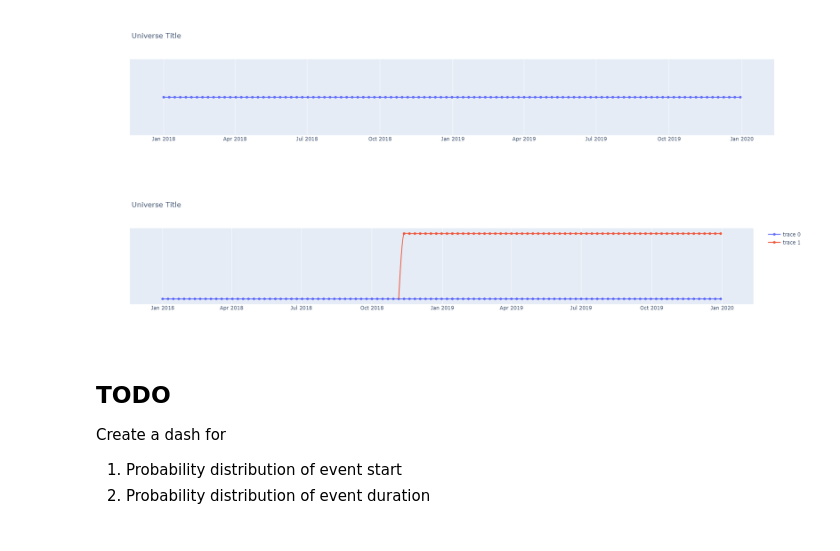
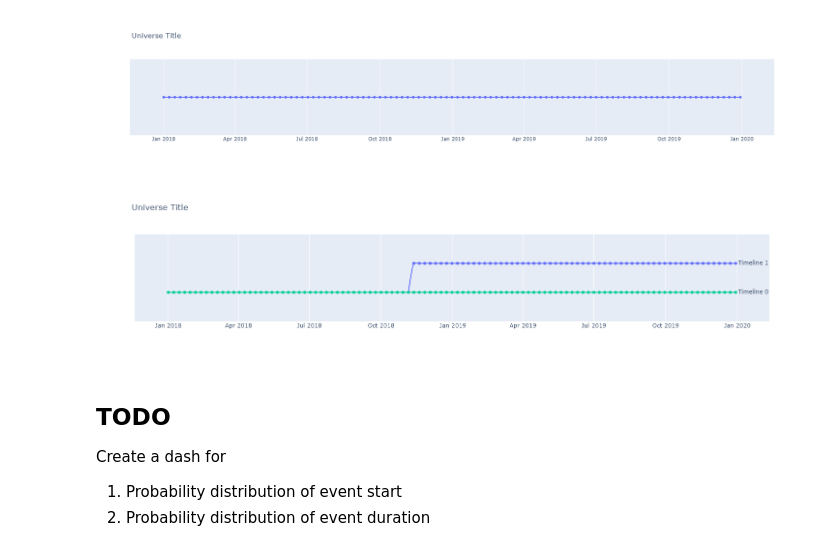
Before and after one commit to martmichals/ava, a Jupyter notebook: notebooks/Timeline_Visualization_Development.ipynb, the cells around one changed output. Drawn from its saved outputs; the diff is of its cells as text; code cells hidden in the pictures.

```diff
--- a/notebooks/Timeline_Visualization_Development.ipynb
+++ b/notebooks/Timeline_Visualization_Development.ipynb
@@ -81,47 +81,72 @@ fig = go.Figure(
     layout = {
         'yaxis': {
             'visible': False
         }
     }
 )
 
-# Plot out the base timeline
-fig.add_trace(
-    go.Scatter(
-        x = dates,
-        y = filler_vals,
-        hovertext = [
-            f'<b>{title}</b><br>{description}' for title, description in zip(filler_titles, filler_descriptions)
-        ],
-        hoverinfo='text',
-        mode = 'lines+markers'
-    )
-)
 
 # Plot out the next timeline
 alt_y, alt_dates, alt_titles, alt_descriptions, idx = alt_timeline(1)
 # print(len(alt_y), len(alt_dates))
 # print([dates[idx-1]] + alt_dates)
 fig.add_trace(
     go.Scatter(
         x = dates[idx-1:],
         y = [0] + alt_y,
         hovertext = [''] + [
             f'<b>{title}</b><br>{description}' for title, description in zip(alt_titles, alt_descriptions)
         ],
         hoverinfo='text',
         mode = 'lines+markers',
         marker = {
             'opacity': [0] + [1] * (len(dates)-idx)
         },
         line_shape = 'spline',
         line_smoothing = 0.4
     )
 )
 
-# TODO: Fix the x and y ranges of the plot
+# Add timeline labels
+fig.add_trace(
+    go.Scatter(
+        x = [dates[len(dates)-1]] * 2,
+        y = [0, 1],
+        text = [f'Timeline {i}' for i in range(2)],
+        mode = 'markers+text',
+        hoverinfo = 'skip',
+        marker = {
+            'opacity': [0, 0]
+        },
+        textposition='middle right'
+    )
+)
+
+# Plot out the base timeline
+fig.add_trace(
+    go.Scatter(
+        x = dates,
+        y = filler_vals,
+        hovertext = [
+            f'<b>{title}</b><br>{description}' for title, description in zip(filler_titles, filler_descriptions)
+        ],
+        hoverinfo='text',
+        mode = 'lines+markers'
+    )
+)
+
+
+# Don't show the legend
+fig.update_layout(
+    showlegend = False
+)
+
+# Update ranges of values
+fig.update_yaxes(
+    range = (-1, 2)
+)
 # %% [output]
-[figure, old version]
+[figure, new version]
 # %% [markdown]
 ## TODO
 
```
